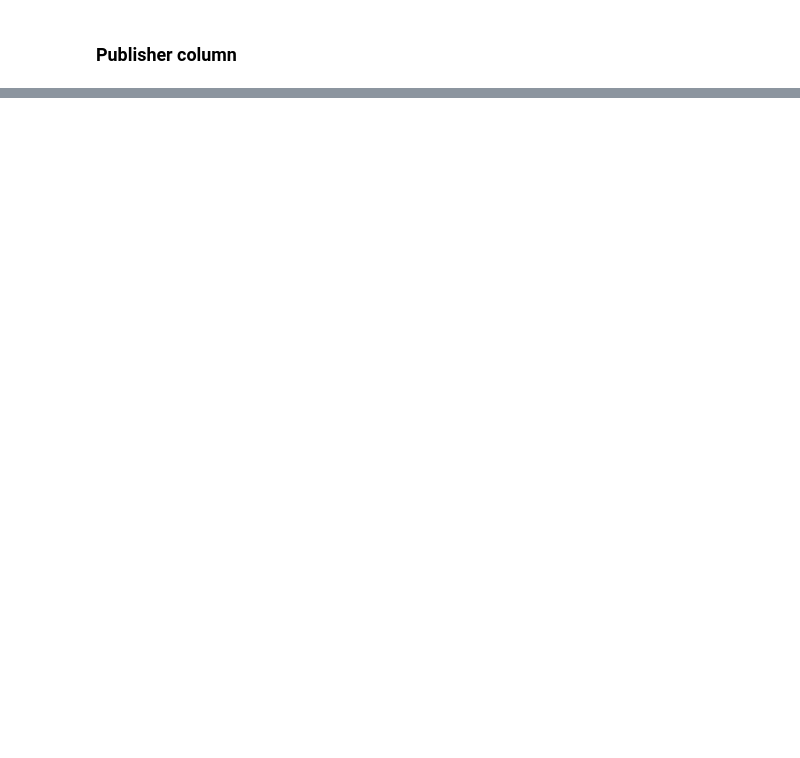
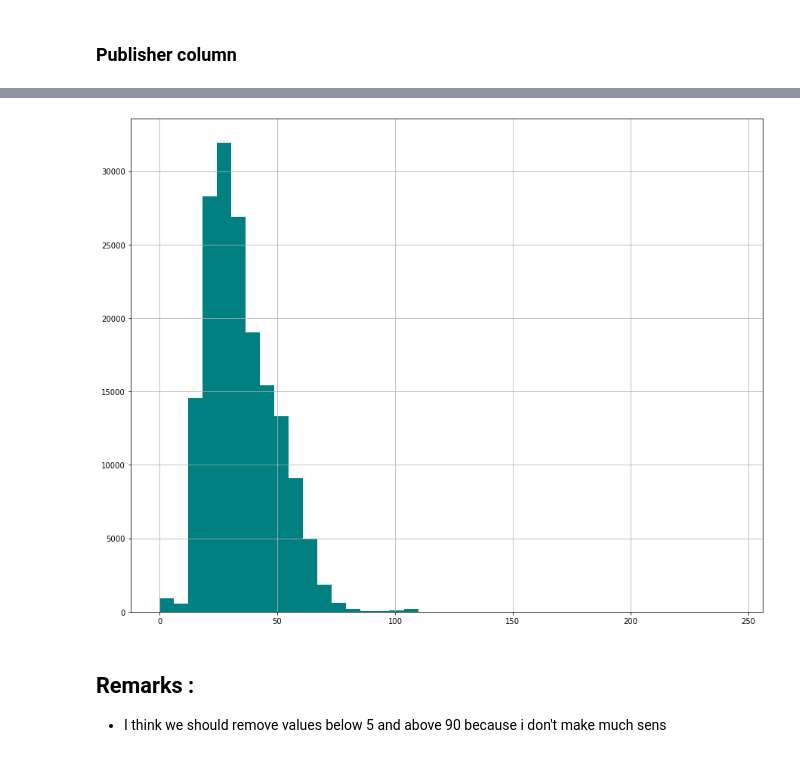
Before and after one commit to MohamedHmamouch/book_recommandation, a Jupyter notebook: Recommandation_system.ipynb, the cells around one changed output, grey strips where cells are left out. Saved outputs shown, nothing was run; the diff lists cells and outputs as text; code cells hidden in the pictures; blank space fills up the shorter version.

```diff
--- a/Recommandation_system.ipynb
+++ b/Recommandation_system.ipynb
@@ -218,0 +242,7 @@ books.groupby('Year-Of-Publication').size().reset_index().tail(15)
+# %%
+sns.set(font_scale= 1.4)
+books['Publisher'].value_counts()[:6].plot(kind='bar', figsize=(10,8),
+                                                      xlabel='Publisher',
+                                                      ylabel='Count')
+
+plt.title("Publisher")
@@ -218,0 +267,10 @@ books.groupby('Year-Of-Publication').size().reset_index().tail(15)
+# %%
+plt.figure(figsize=(15,12))
+users.Age.hist(bins=40, color='teal')
+plt.show()
+# %% [output]
+[figure, added]
+# %% [markdown]
+## Remarks :
+
+- I think we should remove values below 5 and above 90 because i don't make much sens
```
Also changed, not shown: parts of 17 cells of this notebook.
